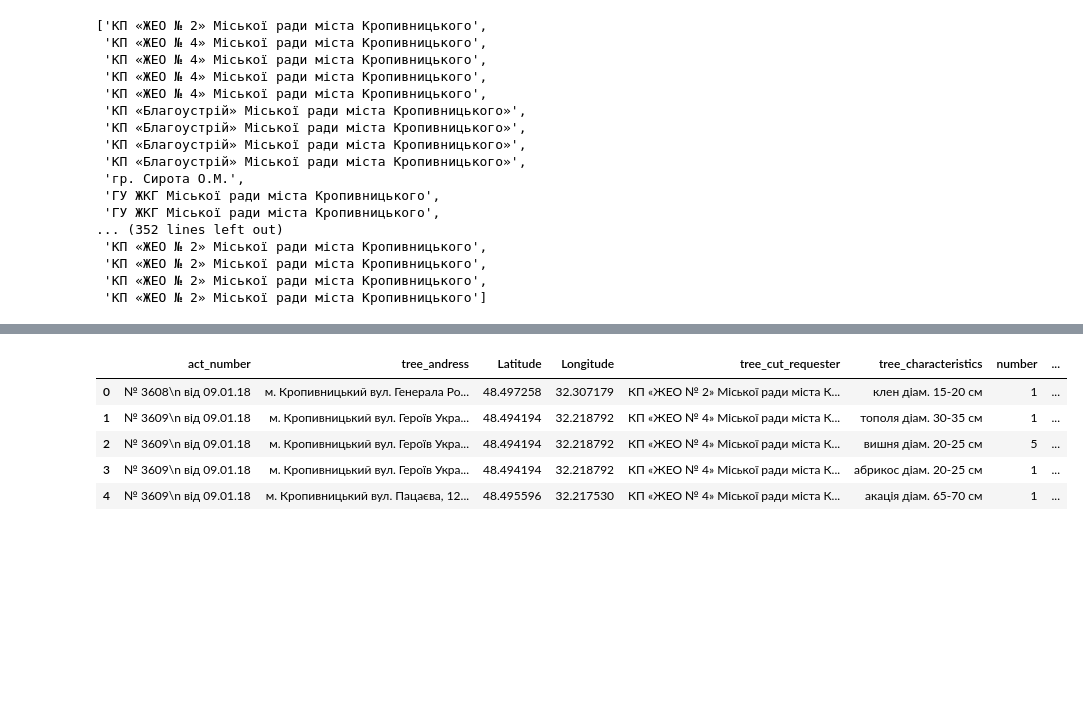
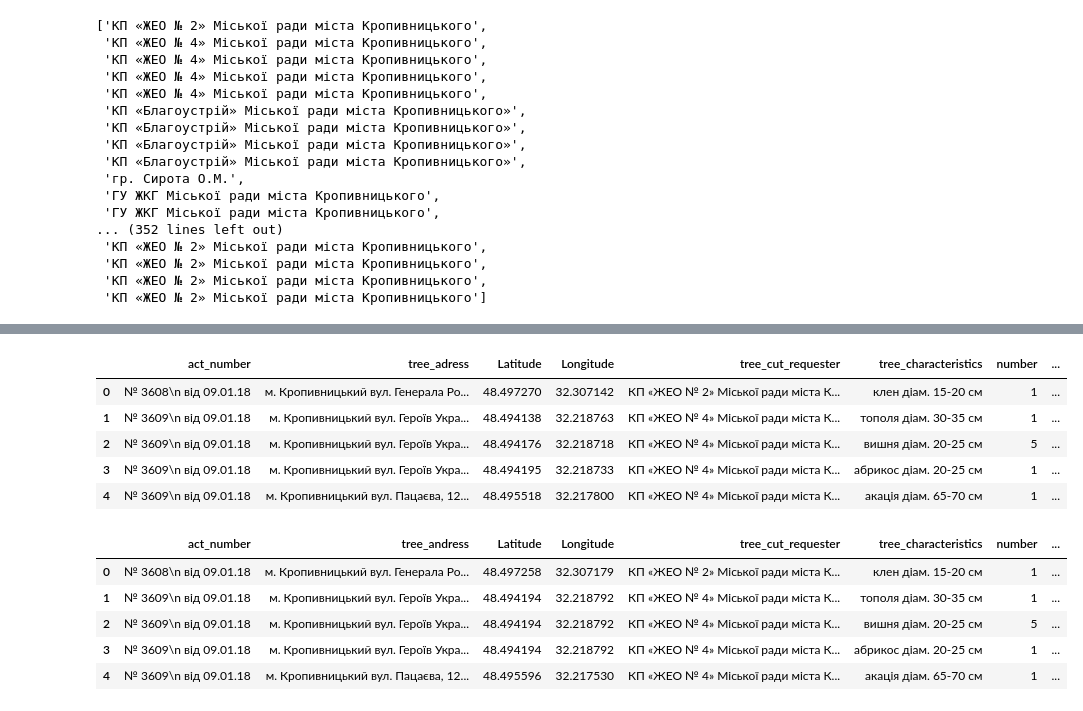
Before and after one commit to ptrBodnar/tree_map, a Jupyter notebook: data/Untitled.ipynb, the cells around one changed output, grey strips where cells are left out. Cells and saved outputs as stored; diff of their text form; code cells hidden in the pictures; blank space fills up the shorter version.

```diff
--- a/data/Untitled.ipynb
+++ b/data/Untitled.ipynb
@@ -80,3 +193,3 @@ df['tree_cut_requester'] = temp_list
 # %%
-df['was_cut'] = [True if type(d) == str else False for d in df['cutting_act']]
+df['was_cut'] = [True if d == str else False for d in df['cutting_act']]
 #df['was_cut'] = [1 if d == True else 0 for d in df['was_cut']]
@@ -83,3 +200,12 @@ df['was_cut'] = [True if type(d) == str else False for d in df['cutting_act']]
+# %%
+df.head()
+# %% [output]
+|  | act_number | tree_adress | Latitude | Longitude | tree_cut_requester | tree_characteristics | number | ... |
+| 0 | № 3608\n від 09.01.18 | м. Кропивницький вул. Генерала Ро... | 48.497270 | 32.307142 | КП «ЖЕО № 2» Міської ради міста К... | клен діам. 15-20 см | 1 | ... |
+| 1 | № 3609\n від 09.01.18 | м. Кропивницький вул. Героїв Укра... | 48.494138 | 32.218763 | КП «ЖЕО № 4» Міської ради міста К... | тополя діам. 30-35 см | 1 | ... |
+| 2 | № 3609\n від 09.01.18 | м. Кропивницький вул. Героїв Укра... | 48.494176 | 32.218718 | КП «ЖЕО № 4» Міської ради міста К... | вишня діам. 20-25 см | 5 | ... |
+| 3 | № 3609\n від 09.01.18 | м. Кропивницький вул. Героїв Укра... | 48.494195 | 32.218733 | КП «ЖЕО № 4» Міської ради міста К... | абрикос діам. 20-25 см | 1 | ... |
+| 4 | № 3609\n від 09.01.18 | м. Кропивницький вул. Пацаєва, 12... | 48.495518 | 32.217800 | КП «ЖЕО № 4» Міської ради міста К... | акація діам. 65-70 см | 1 | ... |
 # %%
 df['date_act_published'] = [d.split(" від ")[1][3:].str for d in df.act_number]
 # %%
```
Also changed, not shown: parts of 13 cells of this notebook, 7 other files.
